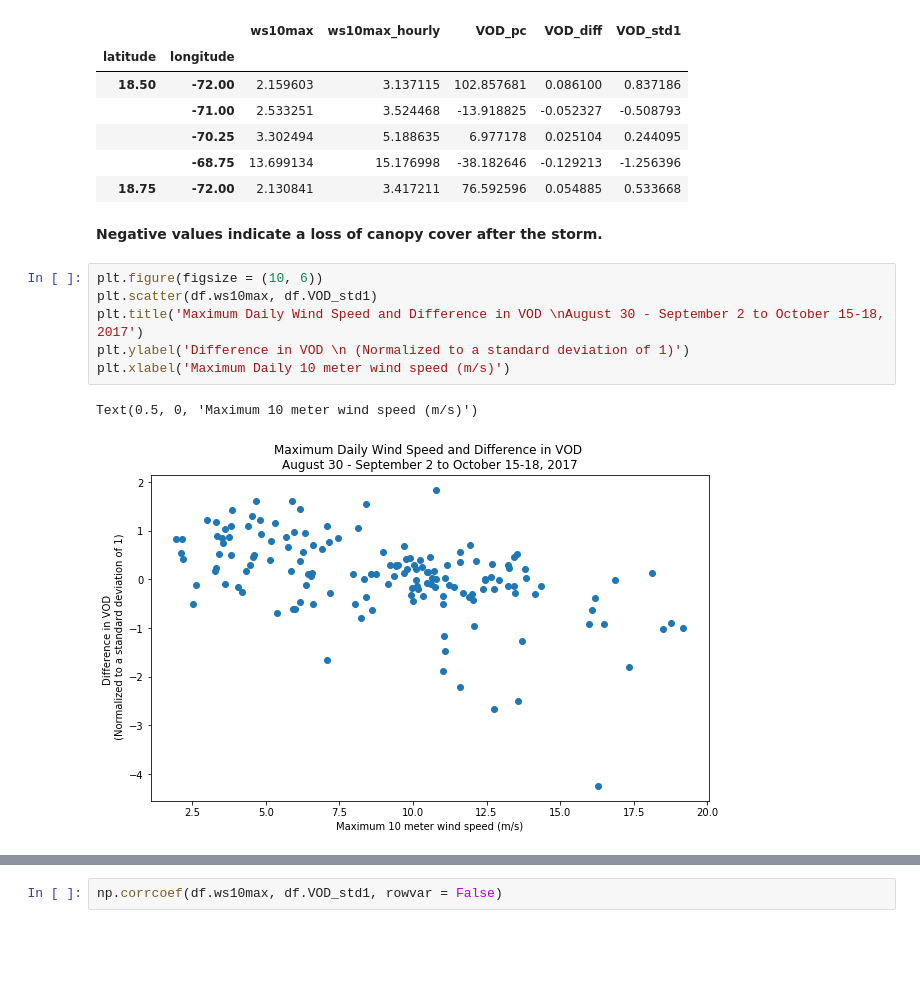
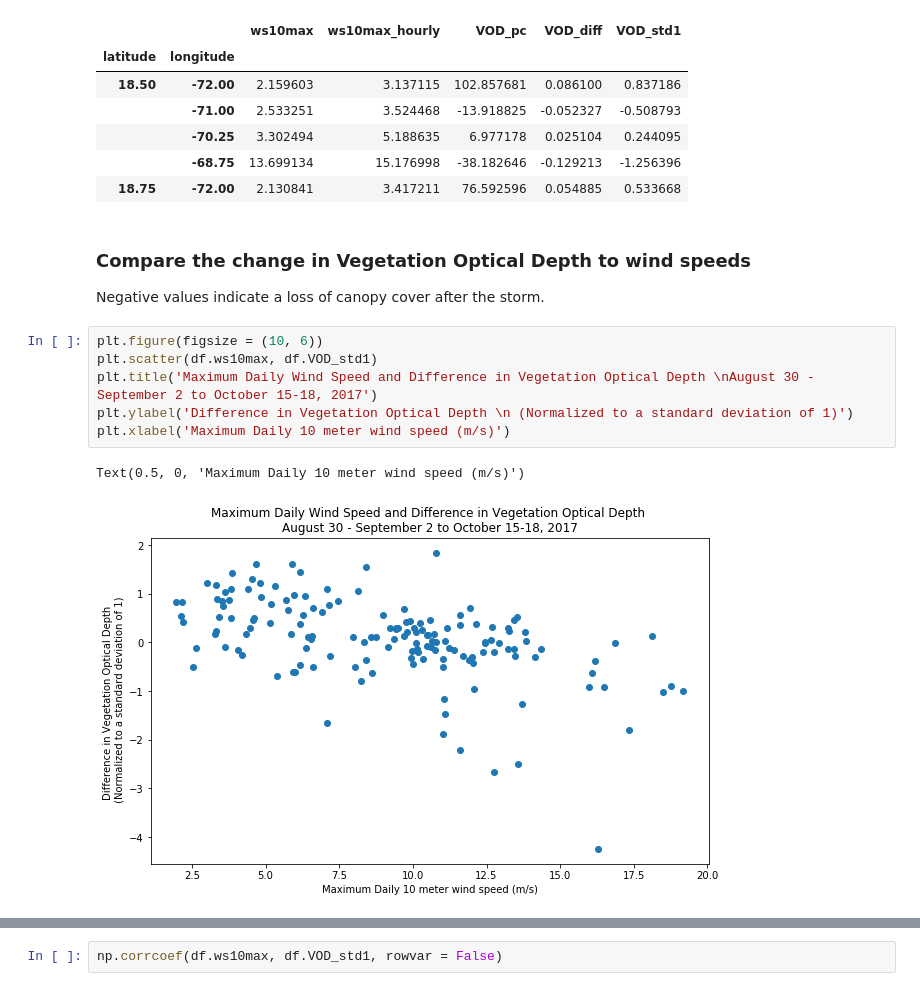
Before and after one commit to rabernat/wind-extremes, a Jupyter notebook: RCES_wind_extremes_VOD.ipynb, the cells around one changed output, grey strips where cells are left out. Saved outputs shown, nothing was run; the diff lists cells and outputs as text; blank space fills up the shorter version.

```diff
--- a/RCES_wind_extremes_VOD.ipynb
+++ b/RCES_wind_extremes_VOD.ipynb
@@ -352,16 +371,17 @@ df.head()
 |  | -68.75 | 13.699134 | 15.176998 | -38.182646 | -0.129213 | -1.256396 |
 | 18.75 | -72.00 | 2.130841 | 3.417211 | 76.592596 | 0.054885 | 0.533668 |
 # %% [markdown]
-**Negative values indicate a loss of canopy cover after the storm.**
+### Compare the change in Vegetation Optical Depth to wind speeds
+Negative values indicate a loss of canopy cover after the storm.
 # %%
 plt.figure(figsize = (10, 6))
 plt.scatter(df.ws10max, df.VOD_std1)
-plt.title('Maximum Daily Wind Speed and Difference in VOD \nAugust 30 - September 2 to October 15-18, 2017')
-plt.ylabel('Difference in VOD \n (Normalized to a standard deviation of 1)')
+plt.title('Maximum Daily Wind Speed and Difference in Vegetation Optical Depth \nAugust 30 - September 2 to October 15-18, 2017')
+plt.ylabel('Difference in Vegetation Optical Depth \n (Normalized to a standard deviation of 1)')
 plt.xlabel('Maximum Daily 10 meter wind speed (m/s)')
 # %% [output]
-Text(0.5, 0, 'Maximum 10 meter wind speed (m/s)')
+Text(0.5, 0, 'Maximum Daily 10 meter wind speed (m/s)')
-[figure, old version]
+[figure, new version]
 # %%
 plt.figure(figsize = (10, 6))
 plt.scatter(df.ws10max_hourly, df.VOD_std1)
```
Also changed, not shown: parts of 28 cells of this notebook.
